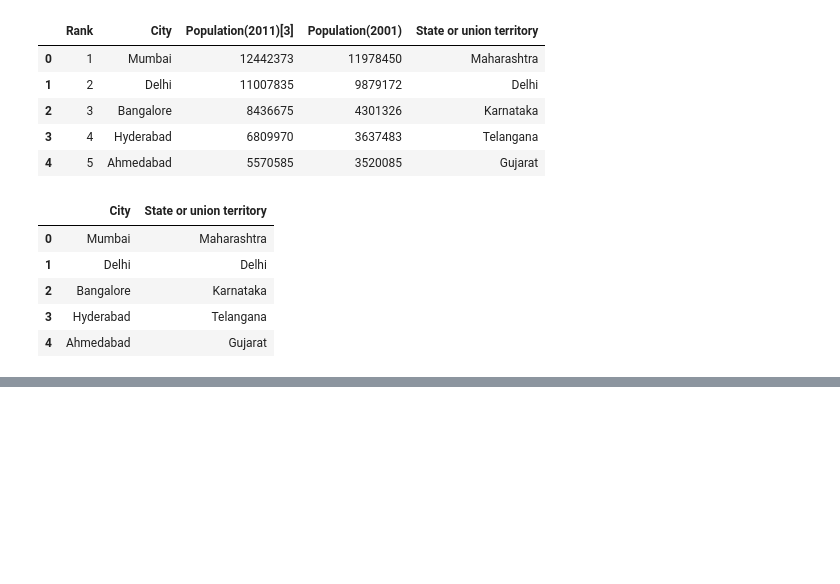
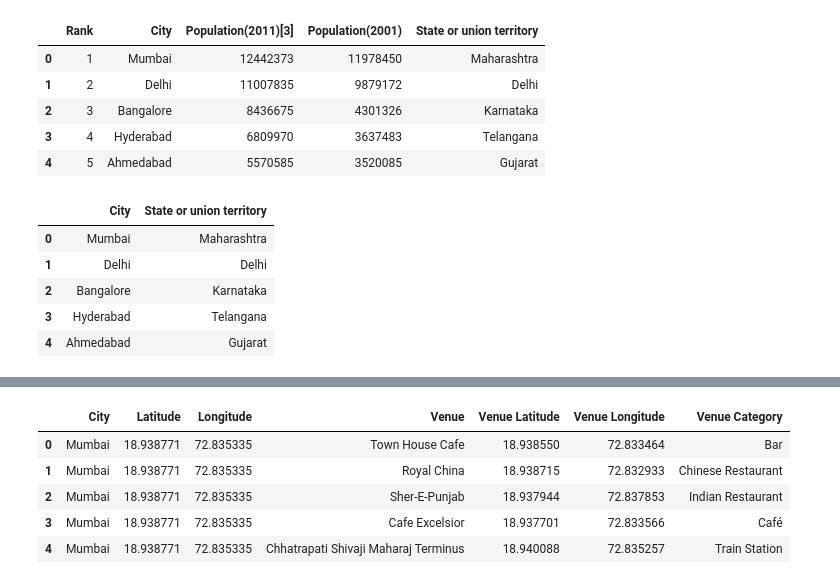
Before and after one commit to anEEl805/Clustering-cities-in-India, a Jupyter notebook: Clustering Cities in India.ipynb, the cells around one changed output, grey strips where cells are left out. Cells and saved outputs as stored; diff of their text form; code cells hidden in the pictures; blank space fills up the shorter version.

```diff
--- a/Clustering Cities in India.ipynb
+++ b/Clustering Cities in India.ipynb
@@ -101,0 +116,8 @@ AttributeError: 'NoneType' object has no attribute 'latitude'
+# %%
+address = 'India'
+
+geolocator = Nominatim(user_agent="ny_explorer")
+location = geolocator.geocode(address)
+latitude = location.latitude
+longitude = location.longitude
+print('The geograpical coordinate of India are {}, {}.'.format(latitude, longitude))
@@ -101,0 +126,17 @@ AttributeError: 'NoneType' object has no attribute 'latitude'
+# %%
+map_india = folium.Map(location=[latitude,longitude],zoom_start = 5)
+
+for lat, lng, city in zip(df['latitude'], df['longitude'],df['City']):
+    label = '{}'.format(city)
+    label = folium.Popup(label, parse_html=True)
+    folium.CircleMarker(
+        [lat, lng],
+        radius=5,
+        popup=label,
+        color='blue',
+        fill=True,
+        fill_color='#3186cc',
+        fill_opacity=0.7,
+        parse_html=False).add_to(map_india)
+
+map_india
@@ -101,0 +147,8 @@ AttributeError: 'NoneType' object has no attribute 'latitude'
+# %%
+CLIENT_ID = '115HWRNCE1UQJRQZ1RRONOFWUWSG1SRN0UPETDWD3EMNHH2K' # your Foursquare ID
+CLIENT_SECRET = 'ZLDIGK2HJD0K2T4NPMRMYZRT2P4Y1XMIYSZ0VR4MAHWA4F2J' # your Foursquare Secret
+VERSION = '20180605' # Foursquare API version
+
+print('Your credentails:')
+print('CLIENT_ID: ' + CLIENT_ID)
+print('CLIENT_SECRET:' + CLIENT_SECRET)
@@ -101,0 +213,2 @@ AttributeError: 'NoneType' object has no attribute 'latitude'
+# %%
+city_venues = getNearbyVenues(names=df['City'],latitudes=df['latitude'],longitudes=df['longitude'])
@@ -101,0 +233,9 @@ AttributeError: 'NoneType' object has no attribute 'latitude'
+# %%
+city_venues.head()
+# %% [output]
+|  | City | Latitude | Longitude | Venue | Venue Latitude | Venue Longitude | Venue Category |
+| 0 | Mumbai | 18.938771 | 72.835335 | Town House Cafe | 18.938550 | 72.833464 | Bar |
+| 1 | Mumbai | 18.938771 | 72.835335 | Royal China | 18.938715 | 72.832933 | Chinese Restaurant |
+| 2 | Mumbai | 18.938771 | 72.835335 | Sher-E-Punjab | 18.937944 | 72.837853 | Indian Restaurant |
+| 3 | Mumbai | 18.938771 | 72.835335 | Cafe Excelsior | 18.937701 | 72.833566 | Café |
+| 4 | Mumbai | 18.938771 | 72.835335 | Chhatrapati Shivaji Maharaj Terminus | 18.940088 | 72.835257 | Train Station |
```
Also changed, not shown: parts of 23 cells of this notebook.
